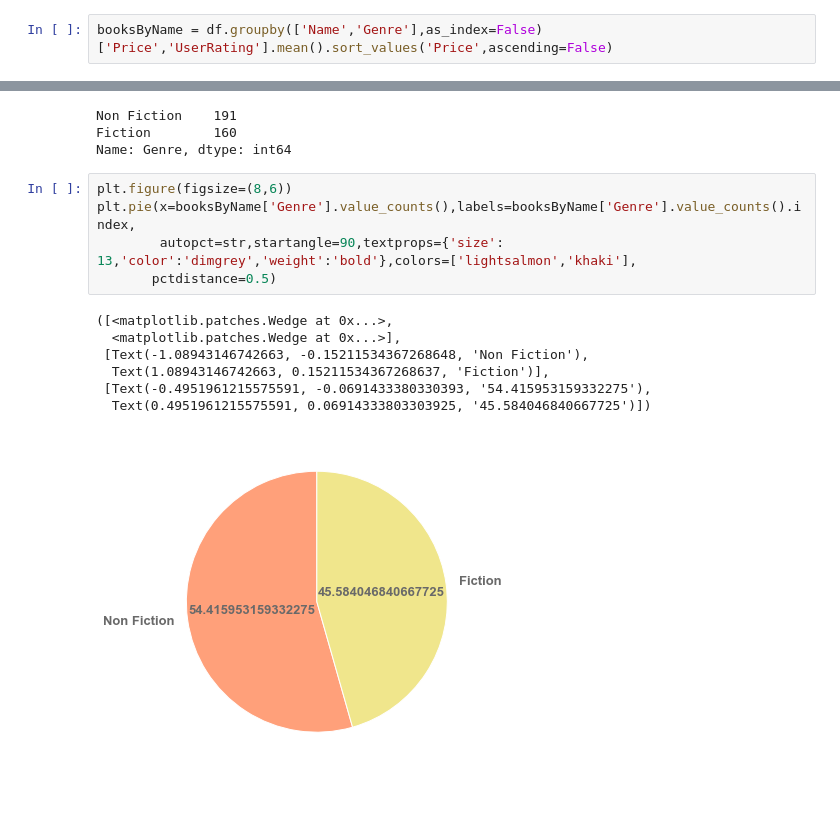
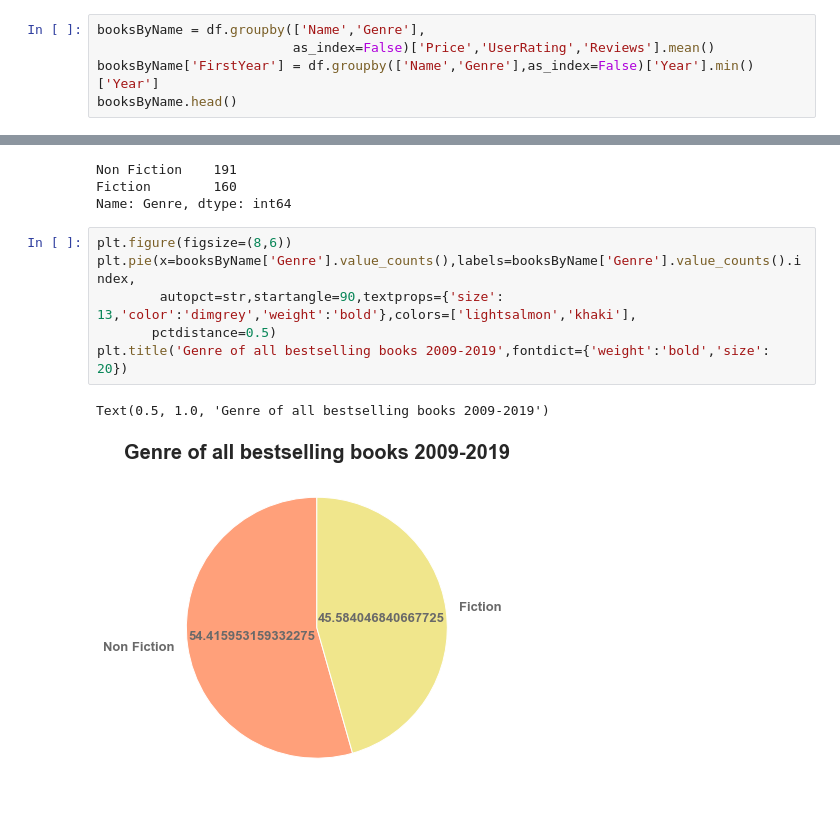
Before and after one commit to IhorLuk/MyPortfolio, a Jupyter notebook: Amazone bestselling books.ipynb, the cells around one changed output, grey strips where cells are left out. Saved outputs shown, nothing was run; the diff lists cells and outputs as text.

```diff
--- a/Amazone bestselling books.ipynb
+++ b/Amazone bestselling books.ipynb
@@ -175,2 +179,5 @@ Text(0.0, 1.0, 'Books with the Highest User Rating and their Reviews')
 # %%
-booksByName = df.groupby(['Name','Genre'],as_index=False)['Price','UserRating'].mean().sort_values('Price',ascending=False)
+booksByName = df.groupby(['Name','Genre'],
+                         as_index=False)['Price','UserRating','Reviews'].mean()
+booksByName['FirstYear'] = df.groupby(['Name','Genre'],as_index=False)['Year'].min()['Year']
+booksByName.head()
@@ -183,13 +197,9 @@ Name: Genre, dtype: int64
 # %%
 plt.figure(figsize=(8,6))
 plt.pie(x=booksByName['Genre'].value_counts(),labels=booksByName['Genre'].value_counts().index,
         autopct=str,startangle=90,textprops={'size': 13,'color':'dimgrey','weight':'bold'},colors=['lightsalmon','khaki'],
        pctdistance=0.5)
+plt.title('Genre of all bestselling books 2009-2019',fontdict={'weight':'bold','size': 20})
 # %% [output]
-([<matplotlib.patches.Wedge at 0x...>,
-  <matplotlib.patches.Wedge at 0x...>],
- [Text(-1.08943146742663, -0.15211534367268648, 'Non Fiction'),
-  Text(1.08943146742663, 0.15211534367268637, 'Fiction')],
- [Text(-0.4951961215575591, -0.0691433380330393, '54.415953159332275'),
-  Text(0.4951961215575591, 0.06914333803303925, '45.584046840667725')])
+Text(0.5, 1.0, 'Genre of all bestselling books 2009-2019')
-[figure, old version]
+[figure, new version]
```
Also changed, not shown: parts of 24 cells of this notebook.
